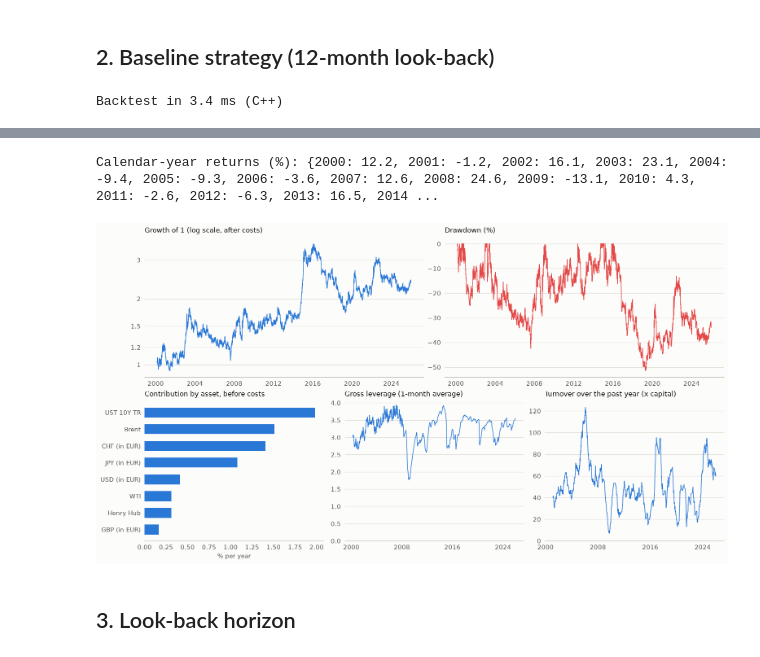
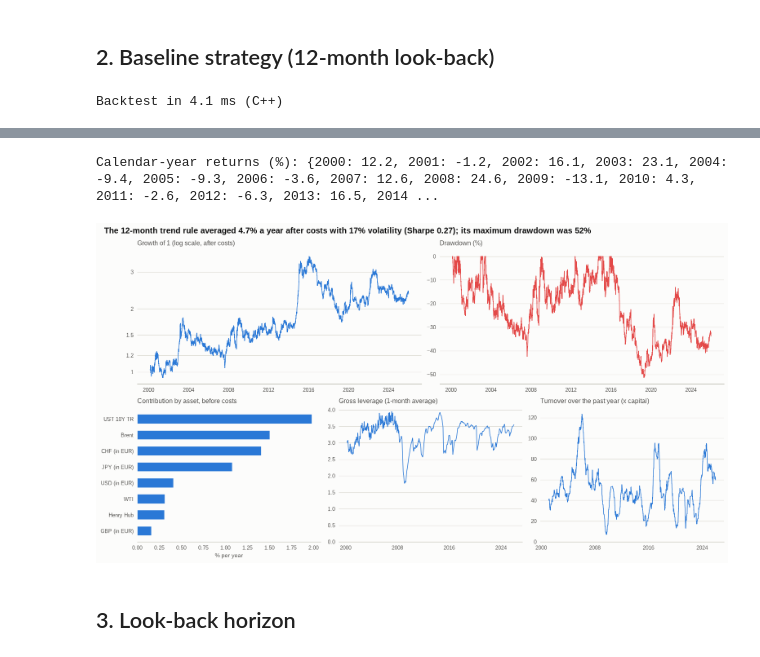
Before and after one commit to paolo993788/Algorithmic-trading, a Jupyter notebook: notebooks/trend_following/multi_asset_time_series_momentum.ipynb, the cells around one changed output, grey strips where cells are left out. Saved outputs shown, nothing was run; the diff lists cells and outputs as text; code cells hidden in the pictures.

```diff
--- a/notebooks/trend_following/multi_asset_time_series_momentum.ipynb
+++ b/notebooks/trend_following/multi_asset_time_series_momentum.ipynb
@@ -161,35 +167,39 @@ contrib = (weights.shift(1) * daily.fillna(0.0)).iloc[WARMUP:].sum() / (len(r) /
 fig, axd = plt.subplot_mosaic([["growth"] * 3 + ["dd"] * 3, ["contrib"] * 2 + ["lev"] * 2 + ["turn"] * 2],
                               figsize=(14, 7.5))
 growth = (1 + r).cumprod()
 axd["growth"].plot(growth.index, growth.to_numpy(), color=SERIES[0], lw=1.0)
 plain_log_axis(axd["growth"])
 axd["growth"].set(title="Growth of 1 (log scale, after costs)")
 axd["dd"].plot(growth.index, 100 * (growth / growth.cummax() - 1).to_numpy(), color=NEGATIVE, lw=1.0)
 axd["dd"].set(title="Drawdown (%)")
 ordered = (100 * contrib).sort_values()
 axd["contrib"].barh(range(len(ordered)), ordered.to_numpy(), color=SERIES[0], height=0.6)
 axd["contrib"].set_yticks(range(len(ordered)), ordered.index)
 axd["contrib"].grid(axis="y", visible=False)
 axd["contrib"].set(title="Contribution by asset, before costs", xlabel="% per year")
 gross = base["gross"].iloc[WARMUP:].rolling(21).mean()
 axd["lev"].plot(gross.index, gross.to_numpy(), color=SERIES[0], lw=1.0)
 axd["lev"].set(title="Gross leverage (1-month average)", ylim=(0, None))
 turnover = base["turnover"].iloc[WARMUP:].rolling(252).sum()
 axd["turn"].plot(turnover.index, turnover.to_numpy(), color=SERIES[0], lw=1.0)
 axd["turn"].set(title="Turnover over the past year (x capital)", ylim=(0, None))
 for key in ("lev", "turn"):
     axd[key].xaxis.set_major_locator(mdates.YearLocator(8))
+s_base = mt.performance_summary(r)
+figure_headline(fig, f"The 12-month trend rule averaged {s_base['annual mean']:.1%} a year after costs with "
+                     f"{s_base['annual volatility']:.0%} volatility (Sharpe {s_base['Sharpe']:.2f}); its maximum drawdown "
+                     f"was {s_base['max drawdown']:.0%}")
 fig.savefig(OUTPUT_DIR / "baseline.png", dpi=150)
 yearly = (1 + r).groupby(r.index.year).prod() - 1
 print("Calendar-year returns (%):", (100 * yearly).round(1).to_dict())
 # %% [output]
-Backtest in 3.4 ms (C++)
+Backtest in 4.1 ms (C++)
 |  | annual mean | annual volatility | Sharpe | Sortino | max drawdown | Calmar | skewness | excess kurtosis | ... |
 | full sample | 0.0466 | 0.1700 | 0.2740 | 0.4019 | 0.5153 | 0.0904 | 0.7712 | 11.6876 | ... |
 | 1999-2012 | 0.0433 | 0.1720 | 0.2518 | 0.3596 | 0.4247 | 0.1019 | 0.0938 | 2.3187 | ... |
 | 2013-2025 | 0.0498 | 0.1680 | 0.2966 | 0.4478 | 0.5153 | 0.0967 | 1.4893 | 21.8327 | ... |
 Calendar-year returns (%): {2000: 12.2, 2001: -1.2, 2002: 16.1, 2003: 23.1, 2004: -9.4, 2005: -9.3, 2006: -3.6, 2007: 12.6, 2008: 24.6, 2009: -13.1, 2010: 4.3, 2011: -2.6, 2012: -6.3, 2013: 16.5, 2014 ...
-[figure, old version]
+[figure, new version]
 # %% [markdown]
 ## 3. Look-back horizon
 # %%
```
Also changed, not shown: parts of 5 cells of this notebook, 4 other files.
